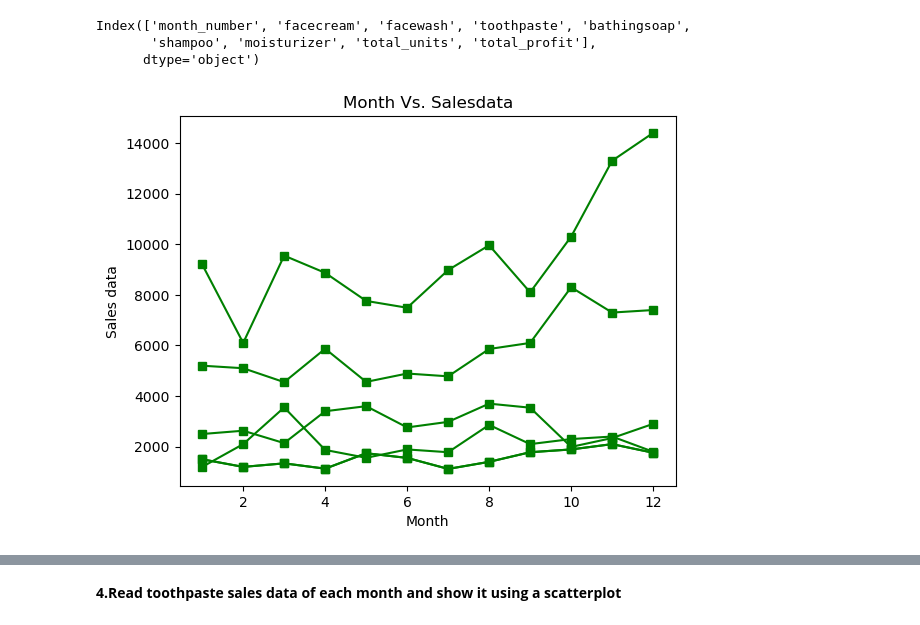
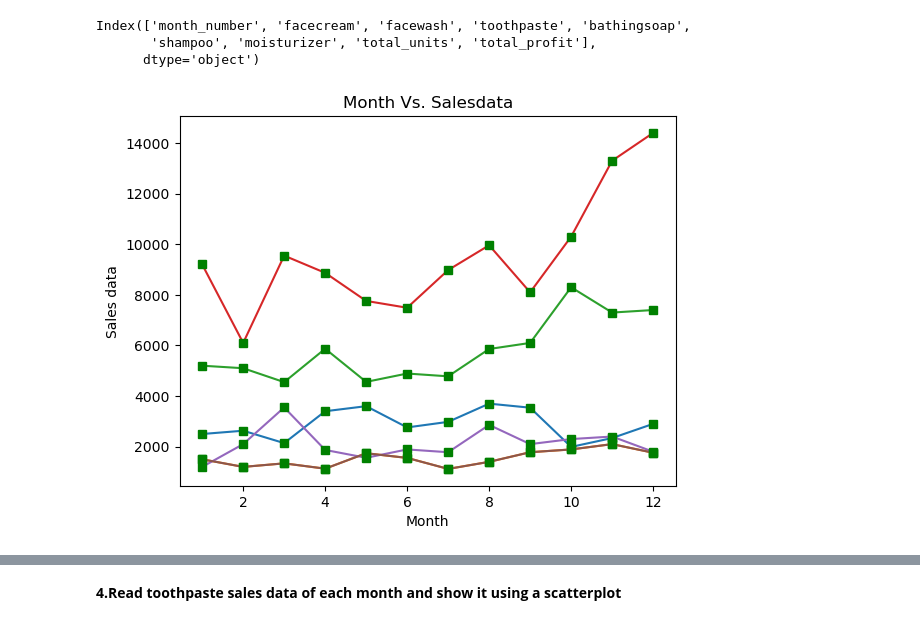
Before and after one commit to Anugrahig/LM-BD-March, a Jupyter notebook: march_bigdata/ml/matplotlib/03_matplotlib_sales-dataset_excercise.ipynb, the cells around one changed output, grey strips where cells are left out. Cells and saved outputs as stored; diff of their text form; code cells hidden in the pictures.

```diff
--- a/march_bigdata/ml/matplotlib/03_matplotlib_sales-dataset_excercise.ipynb
+++ b/march_bigdata/ml/matplotlib/03_matplotlib_sales-dataset_excercise.ipynb
@@ -56,13 +56,12 @@ Index(['month_number', 'facecream', 'facewash', 'toothpaste', 'bathingsoap',
        'shampoo', 'moisturizer', 'total_units', 'total_profit'],
       dtype='object')
 # %%
-y=['facecream', 'facewash', 'toothpaste', 'bathingsoap','shampoo', 'moisturizer']
 plt.plot(df.month_number,df.facecream,df.month_number,df.facewash,\
          df.month_number,df.toothpaste,df.month_number,df.bathingsoap, \
-         df.month_number,df.shampoo,df.month_number,df.moisturizer,c="g",marker="s")
+         df.month_number,df.shampoo,df.month_number,df.moisturizer,marker="s",mec="g",mfc="g")
 plt.xlabel("Month")
 plt.ylabel("Sales data")
 plt.title("Month Vs. Salesdata")
 plt.show()
 # %% [output]
-[figure, old version]
+[figure, new version]
```
Also changed, not shown: parts of 3 cells of this notebook, 2 other files.
